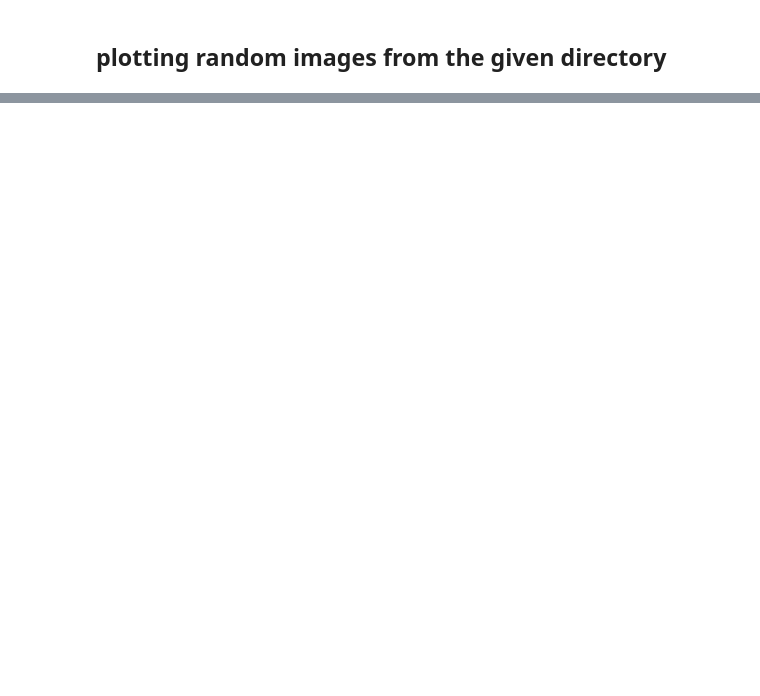
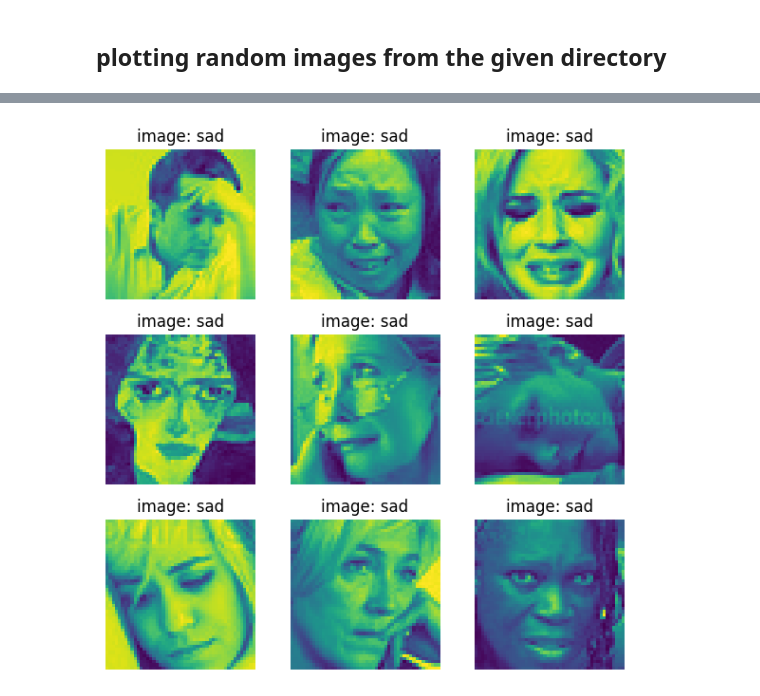
Before and after one commit to kamijoseph/FER2013-Emotion-Detection, a Jupyter notebook: notebooks/emotion_detection.ipynb, the cells around one changed output, grey strips where cells are left out. Saved outputs shown, nothing was run; the diff lists cells and outputs as text; code cells hidden in the pictures; blank space fills up the shorter version.

```diff
--- a/notebooks/emotion_detection.ipynb
+++ b/notebooks/emotion_detection.ipynb
@@ -144,0 +184,5 @@ for idx, emotion in enumerate(emotions, 1):
+# %%
+# plotting sad
+plot_from_dir(sad_path, cls_name="sad")
+# %% [output]
+[figure, added]
```
Also changed, not shown: parts of 10 cells of this notebook.
